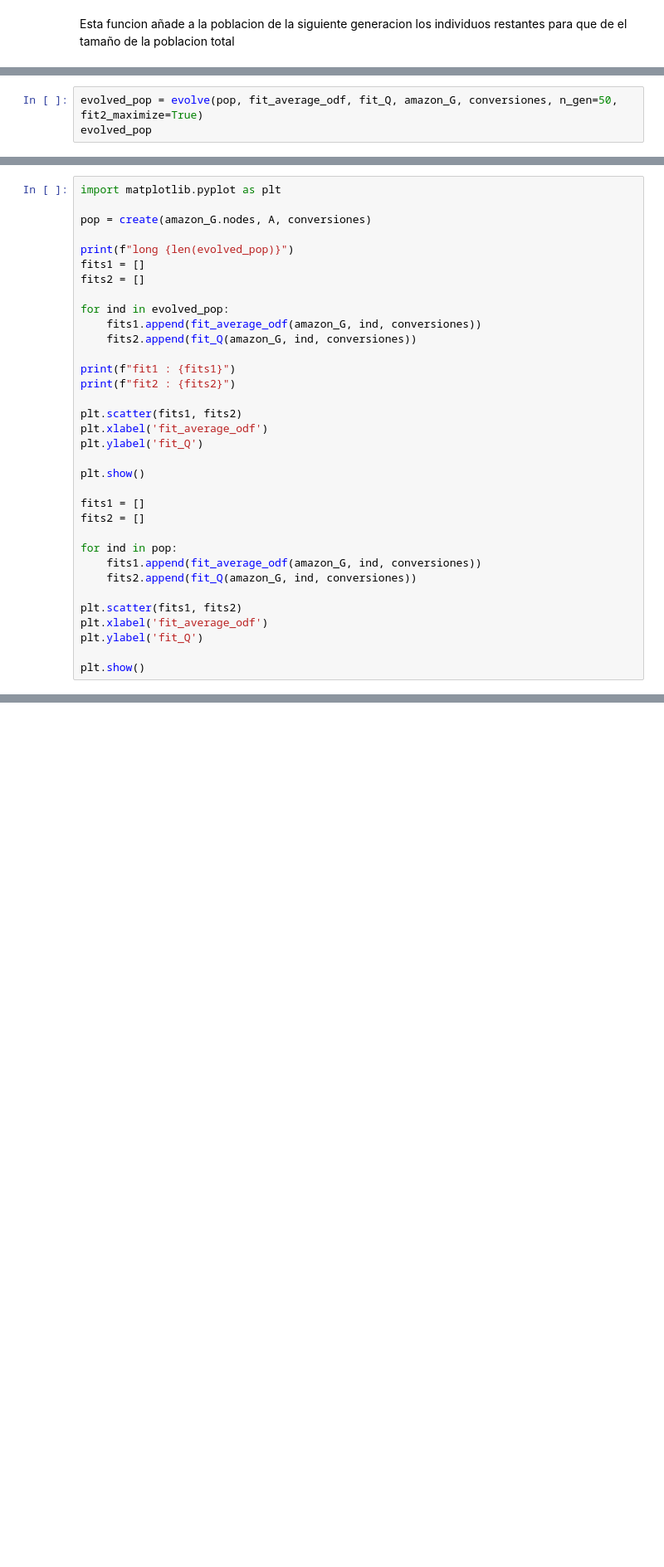
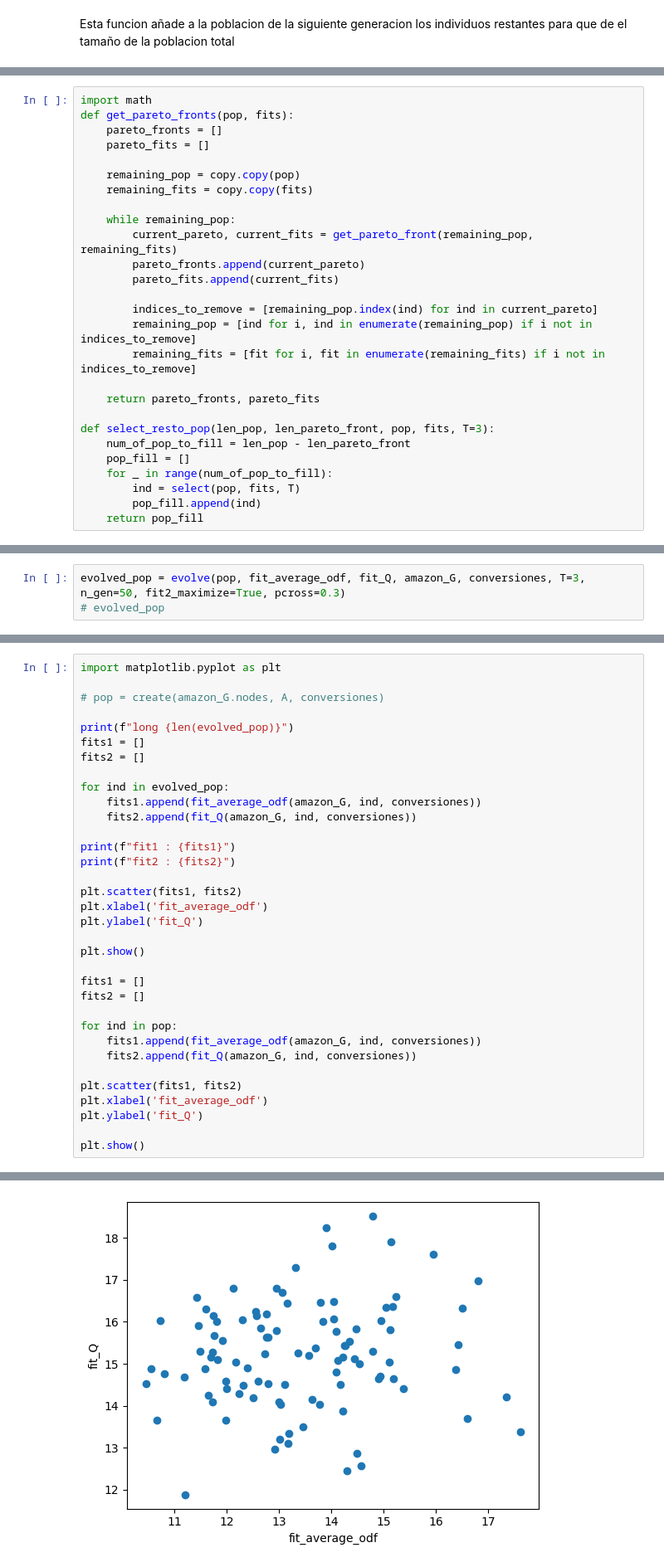
Before and after one commit to JLopezBermejo/PracticaSNAyCEB, a Jupyter notebook: Practica Ejercicio B (clean).ipynb, the cells around one changed output, grey strips where cells are left out. Shown at 83% size. Cells and saved outputs as stored; diff of their text form; blank space fills up the shorter version.

```diff
--- a/Practica Ejercicio B (clean).ipynb
+++ b/Practica Ejercicio B (clean).ipynb
@@ -272,3 +243,30 @@ def select_resto_pop(len_pop, len_pareto_front, pop_pareto , pop, fits, T=10):
+# %%
+import math
+def get_pareto_fronts(pop, fits):
+    pareto_fronts = []
+    pareto_fits = []
+
+    remaining_pop = copy.copy(pop)
+    remaining_fits = copy.copy(fits)
+
+    while remaining_pop:
+        current_pareto, current_fits = get_pareto_front(remaining_pop, remaining_fits)
+        pareto_fronts.append(current_pareto)
+        pareto_fits.append(current_fits)
+
+        indices_to_remove = [remaining_pop.index(ind) for ind in current_pareto]
+        remaining_pop = [ind for i, ind in enumerate(remaining_pop) if i not in indices_to_remove]
+        remaining_fits = [fit for i, fit in enumerate(remaining_fits) if i not in indices_to_remove]
+
+    return pareto_fronts, pareto_fits
+
+def select_resto_pop(len_pop, len_pareto_front, pop, fits, T=3):
+    num_of_pop_to_fill = len_pop - len_pareto_front
+    pop_fill = []
+    for _ in range(num_of_pop_to_fill):
+        ind = select(pop, fits, T)
+        pop_fill.append(ind)
+    return pop_fill
 # %%
 def evolve(pop, fit1, fit2, grafo, conversiones, T=3, pcross=0.8, pmut=0.2, n_puntos=1, n_gen=10, fit1_maximize=False, fit2_maximize=False):
     fitness1 = fit1 if fit1_maximize else lambda grafo, ind, conversione: 1 / (fit1(grafo, ind, conversione) + 1e-10)
@@ -343,3 +312,3 @@ def evolve(pop, fit1, fit2, grafo, conversiones, T=3, pcross=0.8, pmut=0.2, n_pu
 # %%
-evolved_pop = evolve(pop, fit_average_odf, fit_Q, amazon_G, conversiones, n_gen=50, fit2_maximize=True)
-evolved_pop
+evolved_pop = evolve(pop, fit_average_odf, fit_Q, amazon_G, conversiones, T=3, n_gen=50, fit2_maximize=True, pcross=0.3)
+# evolved_pop
@@ -346,7 +333,7 @@ evolved_pop
 # %%
 import matplotlib.pyplot as plt
 
-pop = create(amazon_G.nodes, A, conversiones)
+# pop = create(amazon_G.nodes, A, conversiones)
 
 print(f"long {len(evolved_pop)}")
 fits1 = []
@@ -377,3 +364,4 @@ plt.xlabel('fit_average_odf')
 plt.ylabel('fit_Q')
 
 plt.show()
+# %% [output]
@@ -379,0 +371 @@ plt.show()
+[figure, added]
```
Also changed, not shown: parts of 7 cells of this notebook.
